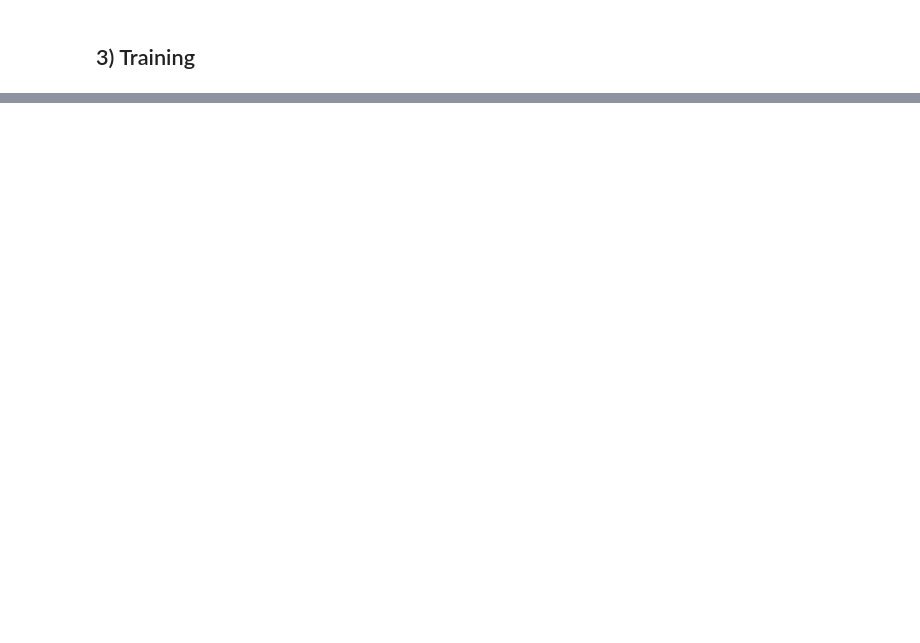
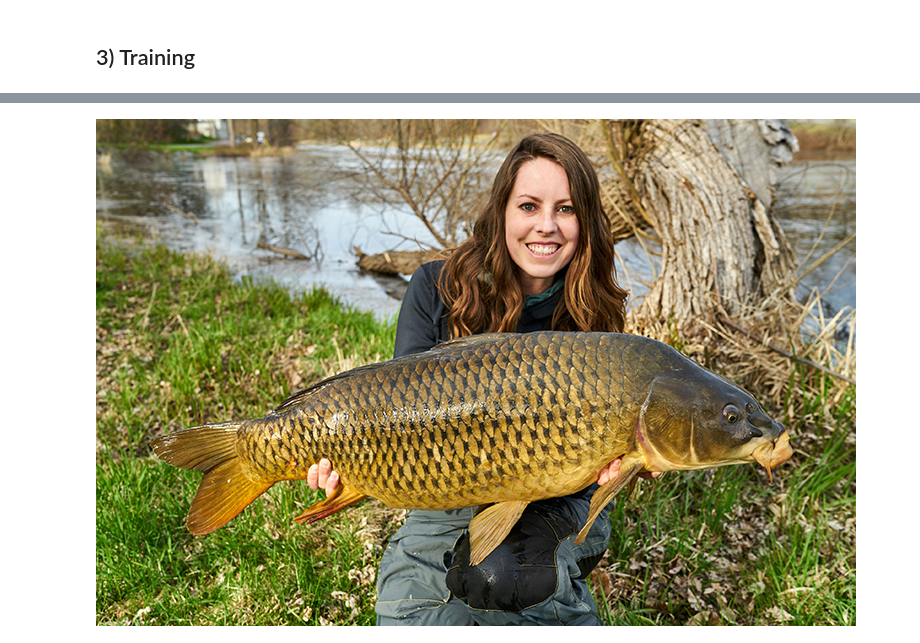
Before and after one commit to ML-Bioinfo-CEITEC/ECCB2020, a Jupyter notebook: notebooks/03_ImageNette.ipynb, the cells around one changed output, grey strips where cells are left out. Drawn from its saved outputs; the diff is of its cells as text; code cells hidden in the pictures; blank space fills up the shorter version.

```diff
--- a/notebooks/03_ImageNette.ipynb
+++ b/notebooks/03_ImageNette.ipynb
@@ -60,0 +74,4 @@ learn.fit_one_cycle(5, 3e-3)
+# %%
+from google.colab import files
+
+uploaded = files.upload()
@@ -60,0 +81,5 @@ learn.fit_one_cycle(5, 3e-3)
+# %%
+img = PILImage.create(list(uploaded.values())[0])
+img
+# %% [output]
+[figure, added]
```
Also changed, not shown: parts of 9 cells of this notebook, 5 other files.
